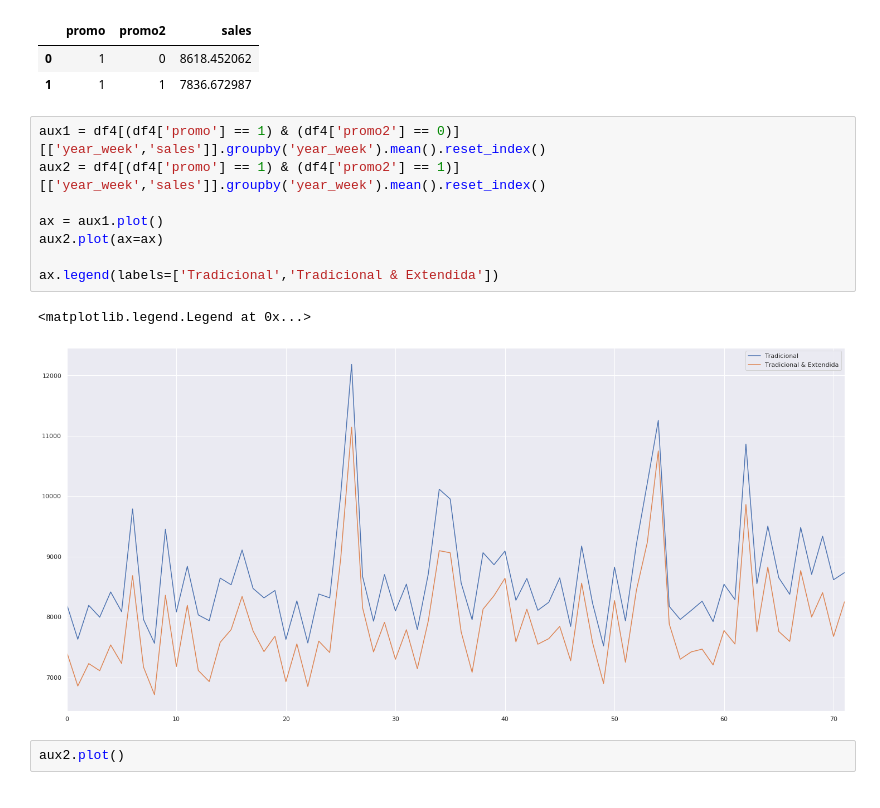
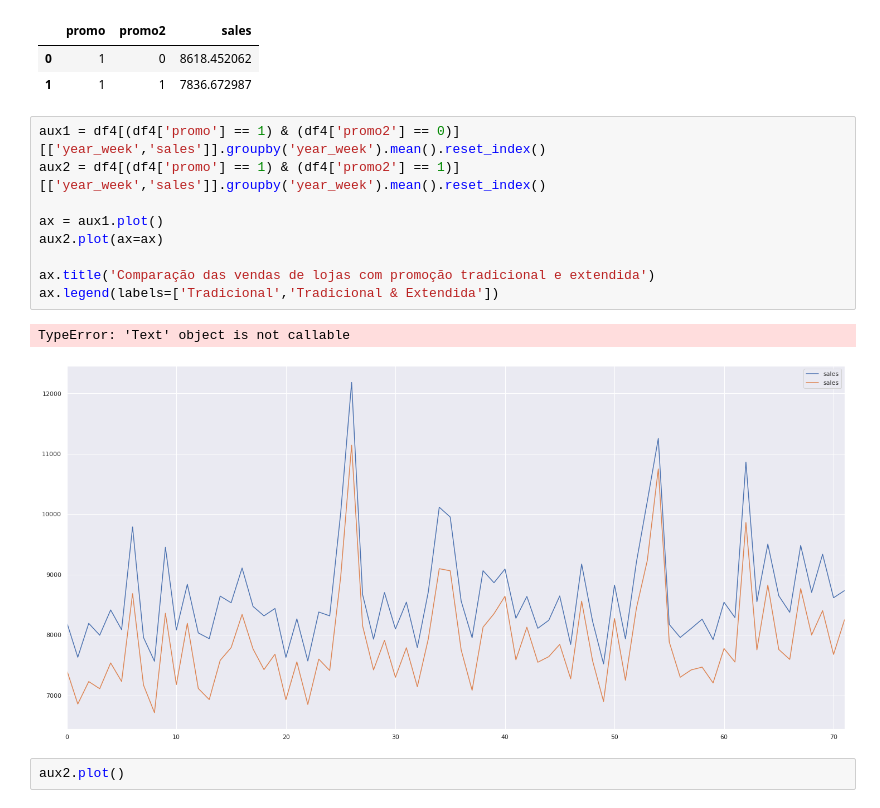
Before and after one commit to ArthurMesquita96/Rossmann-Predict-Sales, a Jupyter notebook: m03_v01_store_sales_predicton.ipynb, the cells around one changed output. Cells and saved outputs as stored; diff of their text form.

Commit message:
graph update

```diff
--- a/m03_v01_store_sales_predicton.ipynb
+++ b/m03_v01_store_sales_predicton.ipynb
@@ -641,14 +641,15 @@ df4[(df4['promo'] == 1)][['promo','promo2','sales']].groupby(['promo','promo2'])
 # %%
 aux1 = df4[(df4['promo'] == 1) & (df4['promo2'] == 0)][['year_week','sales']].groupby('year_week').mean().reset_index()
 aux2 = df4[(df4['promo'] == 1) & (df4['promo2'] == 1)][['year_week','sales']].groupby('year_week').mean().reset_index()
 
 ax = aux1.plot()
 aux2.plot(ax=ax)
 
+ax.title('Comparação das vendas de lojas com promoção tradicional e extendida')
 ax.legend(labels=['Tradicional','Tradicional & Extendida'])
 # %% [output]
-<matplotlib.legend.Legend at 0x...>
+TypeError: 'Text' object is not callable
-[figure, old version]
+[figure, new version]
 # %%
 aux2.plot()
 # %% [output]
```
